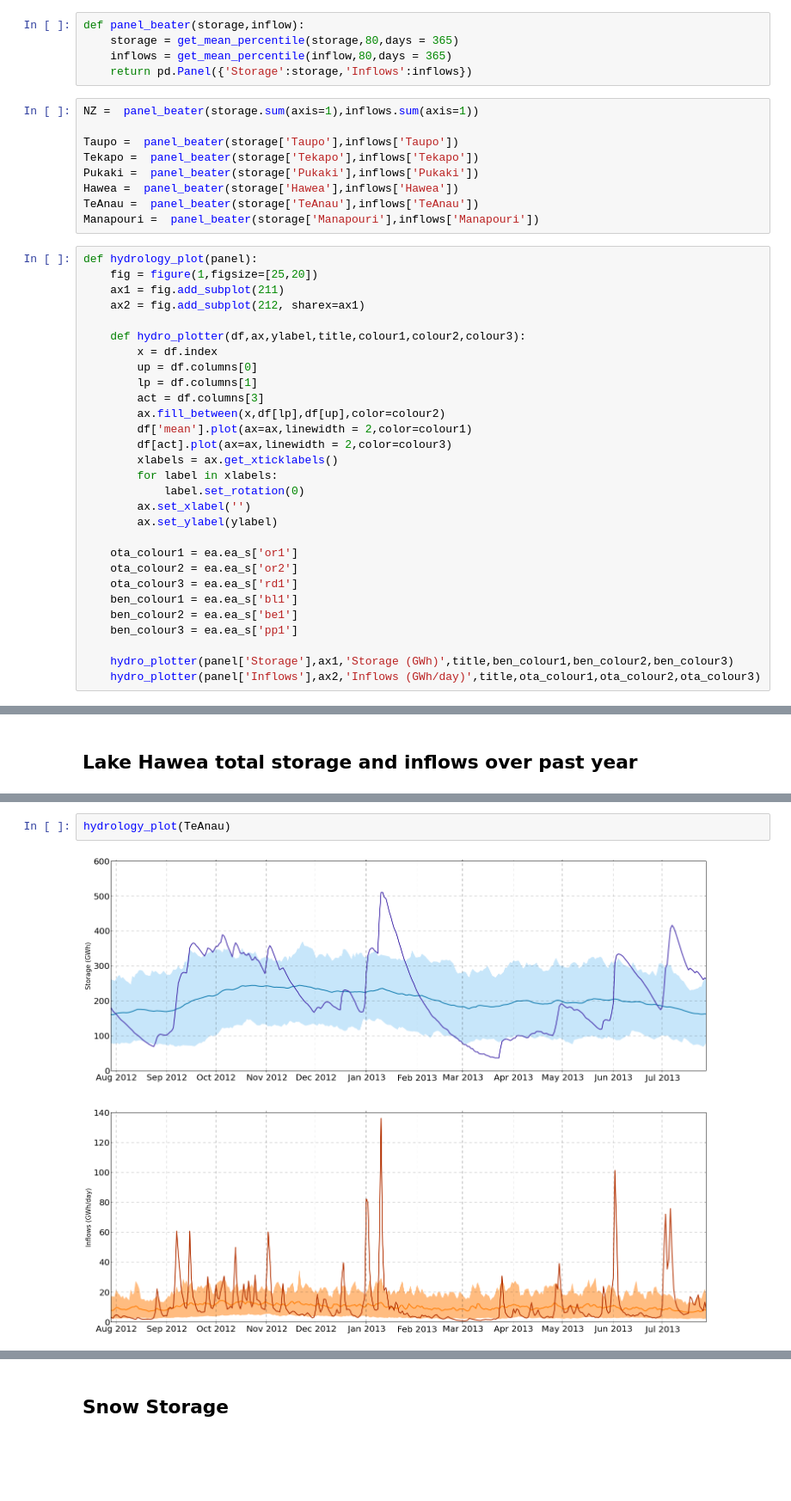
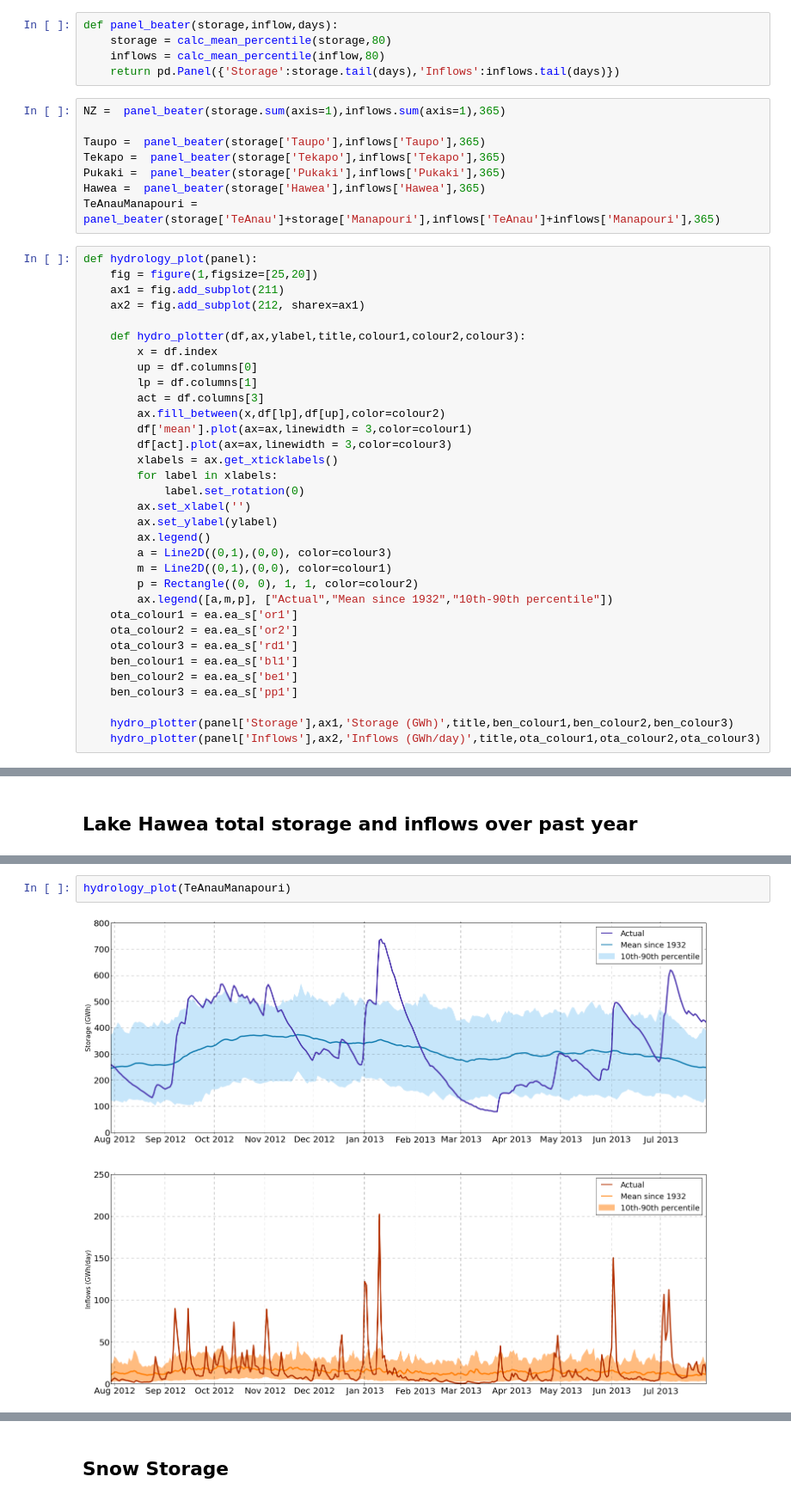
Before and after one commit to jcrabtree/reporting, a Jupyter notebook: hydrology.ipynb, the cells around one changed output, grey strips where cells are left out. Shown at 86% size. Cells and saved outputs as stored; diff of their text form; blank space fills up the shorter version.

Commit message:
Updated hydrology plots

```diff
--- a/hydrology.ipynb
+++ b/hydrology.ipynb
@@ -59,18 +64,17 @@ def get_mean_percentile(data,percentile_width,days=8*7):
     return data_cat
 # %%
-def panel_beater(storage,inflow):
-    storage = get_mean_percentile(storage,80,days = 365)
-    inflows = get_mean_percentile(inflow,80,days = 365)
-    return pd.Panel({'Storage':storage,'Inflows':inflows})
+def panel_beater(storage,inflow,days):
+    storage = calc_mean_percentile(storage,80)
+    inflows = calc_mean_percentile(inflow,80)
+    return pd.Panel({'Storage':storage.tail(days),'Inflows':inflows.tail(days)})
 # %%
-NZ =  panel_beater(storage.sum(axis=1),inflows.sum(axis=1))
+NZ =  panel_beater(storage.sum(axis=1),inflows.sum(axis=1),365)
 
-Taupo =  panel_beater(storage['Taupo'],inflows['Taupo'])
-Tekapo =  panel_beater(storage['Tekapo'],inflows['Tekapo'])
-Pukaki =  panel_beater(storage['Pukaki'],inflows['Pukaki'])
-Hawea =  panel_beater(storage['Hawea'],inflows['Hawea'])
-TeAnau =  panel_beater(storage['TeAnau'],inflows['TeAnau'])
-Manapouri =  panel_beater(storage['Manapouri'],inflows['Manapouri'])
+Taupo =  panel_beater(storage['Taupo'],inflows['Taupo'],365)
+Tekapo =  panel_beater(storage['Tekapo'],inflows['Tekapo'],365)
+Pukaki =  panel_beater(storage['Pukaki'],inflows['Pukaki'],365)
+Hawea =  panel_beater(storage['Hawea'],inflows['Hawea'],365)
+TeAnauManapouri =  panel_beater(storage['TeAnau']+storage['Manapouri'],inflows['TeAnau']+inflows['Manapouri'],365)
 # %%
 def hydrology_plot(panel):
     fig = figure(1,figsize=[25,20])
@@ -83,14 +87,18 @@ def hydrology_plot(panel):
         lp = df.columns[1]
         act = df.columns[3]
         ax.fill_between(x,df[lp],df[up],color=colour2)
-        df['mean'].plot(ax=ax,linewidth = 2,color=colour1)
-        df[act].plot(ax=ax,linewidth = 2,color=colour3)
+        df['mean'].plot(ax=ax,linewidth = 3,color=colour1)
+        df[act].plot(ax=ax,linewidth = 3,color=colour3)
         xlabels = ax.get_xticklabels()
         for label in xlabels:
             label.set_rotation(0)
         ax.set_xlabel('')
         ax.set_ylabel(ylabel)
-
+        ax.legend()
+        a = Line2D((0,1),(0,0), color=colour3)
+        m = Line2D((0,1),(0,0), color=colour1)
+        p = Rectangle((0, 0), 1, 1, color=colour2)
+        ax.legend([a,m,p], ["Actual","Mean since 1932","10th-90th percentile"])
     ota_colour1 = ea.ea_s['or1']
     ota_colour2 = ea.ea_s['or2']
     ota_colour3 = ea.ea_s['rd1']
@@ -135,4 +143,4 @@ hydrology_plot(Hawea)
 # %%
-hydrology_plot(TeAnau)
+hydrology_plot(TeAnauManapouri)
 # %% [output]
-[figure, old version]
+[figure, new version]
```
Also changed, not shown: parts of 26 cells of this notebook, 1 other file.
